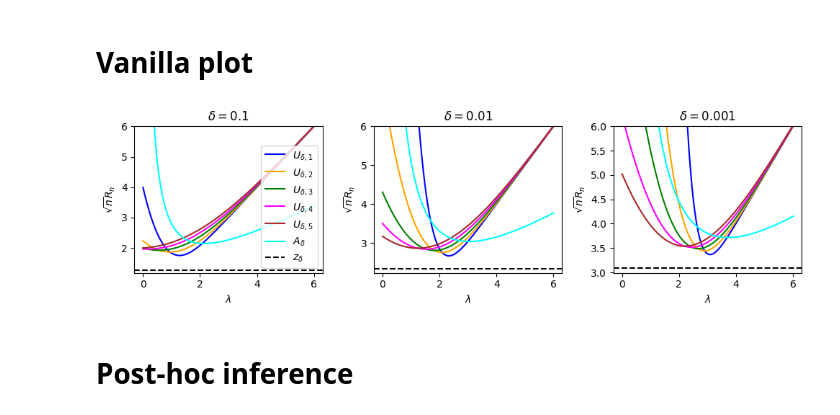
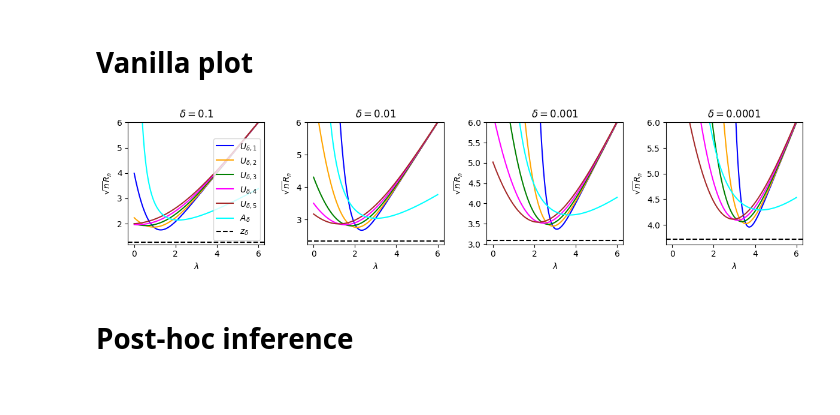
Before and after one commit to DMartinezT/bentkus_evalues, a Jupyter notebook: bentkus_evariable.ipynb, the cells around one changed output. Saved outputs shown, nothing was run; the diff lists cells and outputs as text; code cells hidden in the pictures.

```diff
--- a/bentkus_evariable.ipynb
+++ b/bentkus_evariable.ipynb
@@ -161,8 +161,8 @@ def g(delta):
 # deltas = [0.1, 0.05, 0.01, 0.005, 0.001, 0.0005, 0.0001, 0.00005, 0.00001]
 # fig, axes = plt.subplots(3, 3, figsize=(10, 10))
 
-deltas = [0.1, 0.01, 0.001]
-fig, axes = plt.subplots(1, 3, figsize=(10, 3))
+deltas = [0.1, 0.01, 0.001, 0.0001]
+fig, axes = plt.subplots(1, 4, figsize=(12, 3))
 
 axes = axes.flatten()
 x = np.linspace(0, 6, 1000)
@@ -179,34 +179,34 @@ for ax, delta in zip(axes, deltas):
     y = f3(x, delta)
     ax.plot(x, y, label=fr"$U_{{\delta, 3}}$", color='green')
 
     y = f4(x, delta)
     ax.plot(x, y, label=fr"$U_{{\delta, 4}}$", color='magenta')
 
     y = f5(x, delta)
     ax.plot(x, y, label=fr"$U_{{\delta, 5}}$", color='brown')
 
     y = A(x, delta)
     ax.plot(x, y, label=fr"$A_{{\delta}}$", color='cyan')
 
     # Optional sub-Gaussian line
     # ax.axhline(f_subg(delta), label="Sub-Gaussian bound", color='red', linestyle='--')
 
     ax.axhline(g(delta), label=fr"$z_{{\delta}}$", color='black', linestyle='--')
 
 
     ax.set_xlabel(r'$\lambda$')
     ax.set_ylabel(r'$\sqrt{n}R_n$')
     ax.set_title(rf"$\delta = {delta}$")
     ax.set_ylim(g(delta)-.1, f_subg(delta)+epsilon)
     ax.set_ylim(g(delta)-.1, 6)
 
 axes[0].legend()
 
 plt.tight_layout()
 plt.savefig(f"plots/bounds_plot.png", dpi=300)
 plt.show()
 # %% [output]
-[figure, old version]
+[figure, new version]
 # %% [markdown]
 # Post-hoc inference
 # %% [markdown]
```
Also changed, not shown: parts of 3 cells of this notebook, 1 other file.
